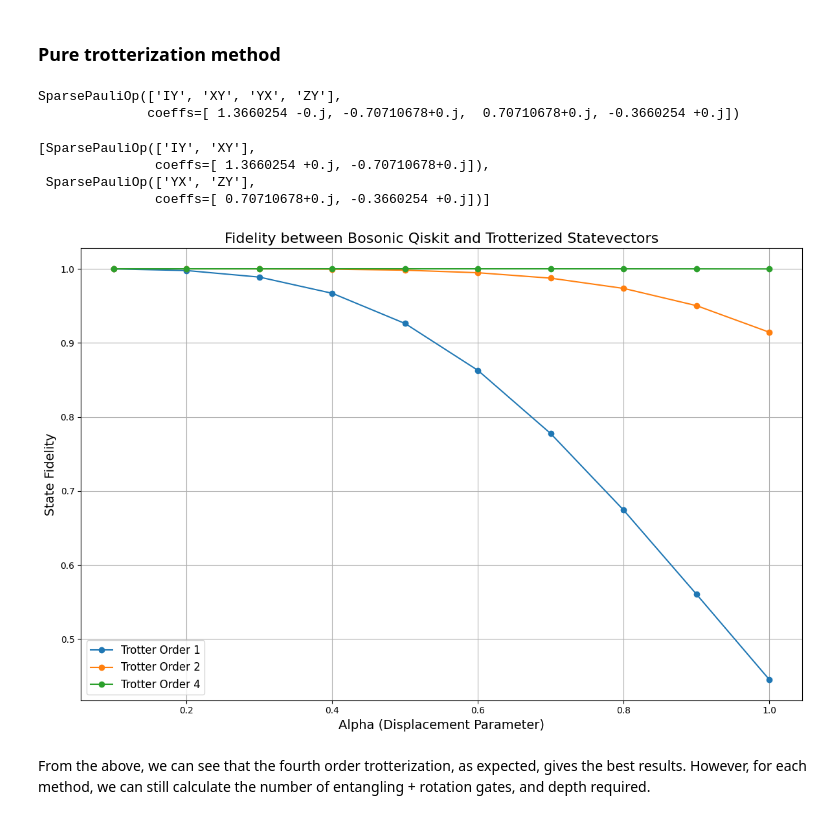
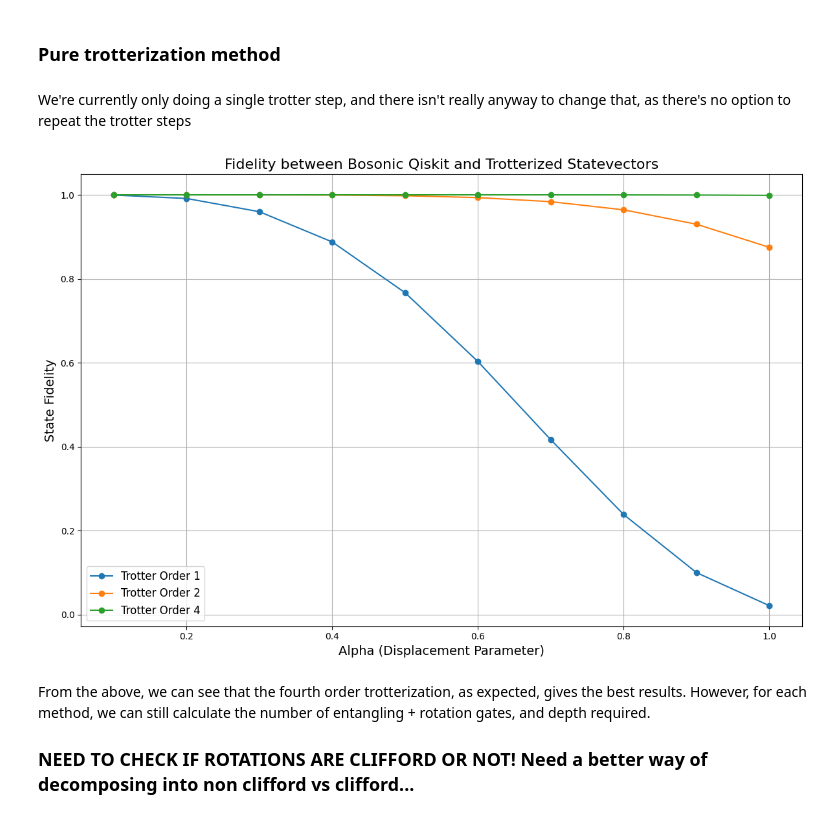
Before and after one commit to samgodwood/bosonic-qiskit, a Jupyter notebook: playground/bosonic_operator_costs/displacement/arxiv2407_10381.ipynb, the cells around one changed output. Cells and saved outputs as stored; diff of their text form; code cells hidden in the pictures.

Commit message:
Trotter error

```diff
--- a/playground/bosonic_operator_costs/displacement/arxiv2407_10381.ipynb
+++ b/playground/bosonic_operator_costs/displacement/arxiv2407_10381.ipynb
@@ -66,19 +66,8 @@ def define_initial_state(num_modes, n_max):
     initial_state_vector[0] = 1.0
 
     return Statevector(initial_state_vector)
-
-
-hamiltonian_matrix = displacement_hamiltonian(3, 1)
-H = SparsePauliOp.from_operator(Operator(hamiltonian_matrix))
-print(H)
-H.group_commuting()
-# %% [output]
-SparsePauliOp(['IY', 'XY', 'YX', 'ZY'],
-              coeffs=[ 1.3660254 -0.j, -0.70710678+0.j,  0.70710678+0.j, -0.3660254 +0.j])
-[SparsePauliOp(['IY', 'XY'],
-               coeffs=[ 1.3660254 +0.j, -0.70710678+0.j]),
- SparsePauliOp(['YX', 'ZY'],
-               coeffs=[ 0.70710678+0.j, -0.3660254 +0.j])]
+# %% [markdown]
+We're currently only doing a single trotter step, and there isn't really anyway to change that, as there's no option to repeat the trotter steps
 # %%
 # =============================================================================
 # Imports
@@ -92,7 +81,7 @@ from qiskit.synthesis import LieTrotter, SuzukiTrotter
 # Parameters and Hamiltonian Setup
 # =============================================================================
 # Quantum system parameters
-num_qubits_per_mode = 2
+num_qubits_per_mode = 3
 n_max = 2**num_qubits_per_mode - 1
 num_modes = 1
 
@@ -138,7 +127,6 @@ def get_trotter_circuit(H, dt, initial_state, order=1):
     else:
         raise ValueError(f"Unsupported Trotter order: {order}. Supported orders: 1, 2, 4, 6.")
 
-    # Create a Trotter evolution gate for the given Hamiltonian and dt
     trotter_gate = PauliEvolutionGate(H, dt, synthesis=synthesis_method)
     circuit = QuantumCircuit(H.num_qubits)
 
@@ -188,36 +176,38 @@ for alpha in alpha_values:
         circuit = get_trotter_circuit(H, dt, initial_state, order=order)
         # Compute Trotterized statevector using the selected order
         trotter_statevector = Statevector.from_instruction(circuit)
 
         # Compute fidelity between bosonic and Trotterized statevectors
         fidelity = state_fidelity(bosonic_statevector, trotter_statevector)
 
         # Store fidelity
         fidelity_results[order].append(fidelity)
 
         # Optional: Print fidelity for each order
         # print(f"  Order {order}: Fidelity = {fidelity:.6f}")
 
     # print("-" * 50)
 
 # =============================================================================
 # Plot Fidelity vs Alpha for Each Trotter Order
 # =============================================================================
 plt.figure(figsize=(12, 8))
 for order in trotter_orders:
     plt.plot(alpha_values, fidelity_results[order],
              marker='o', linestyle='-', label=f'Trotter Order {order}')
 plt.xlabel('Alpha (Displacement Parameter)', fontsize=14)
 plt.ylabel('State Fidelity', fontsize=14)
 plt.title('Fidelity between Bosonic Qiskit and Trotterized Statevectors', fontsize=16)
 plt.legend(fontsize=12)
 plt.grid(True)
 plt.tight_layout()
 plt.show()
 # %% [output]
-[figure, old version]
+[figure, new version]
 # %% [markdown]
 From the above, we can see that the fourth order trotterization, as expected, gives the best results. However, for each method, we can still calculate the number of entangling + rotation gates, and depth required.
+
+### NEED TO CHECK IF ROTATIONS ARE CLIFFORD OR NOT! Need a better way of decomposing into non clifford vs clifford...
 # %%
 # =============================================================================
 # Parameters for Gate Count Analysis
```
Also changed, not shown: parts of 8 cells of this notebook.
